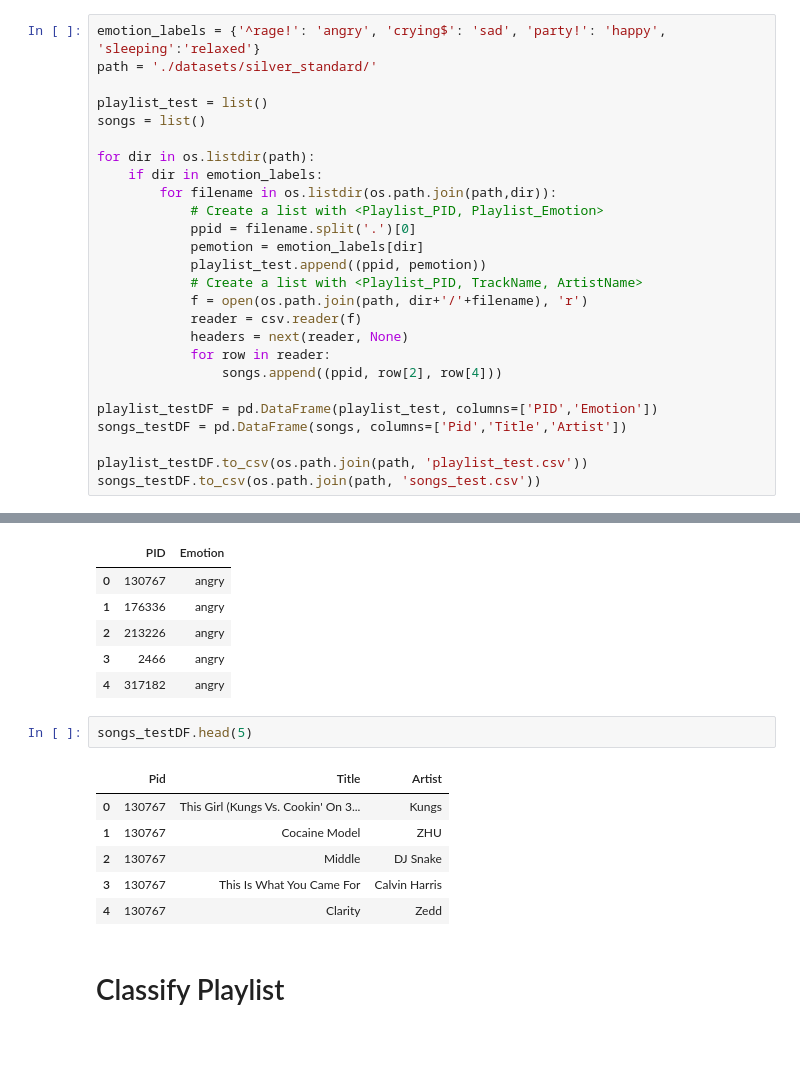
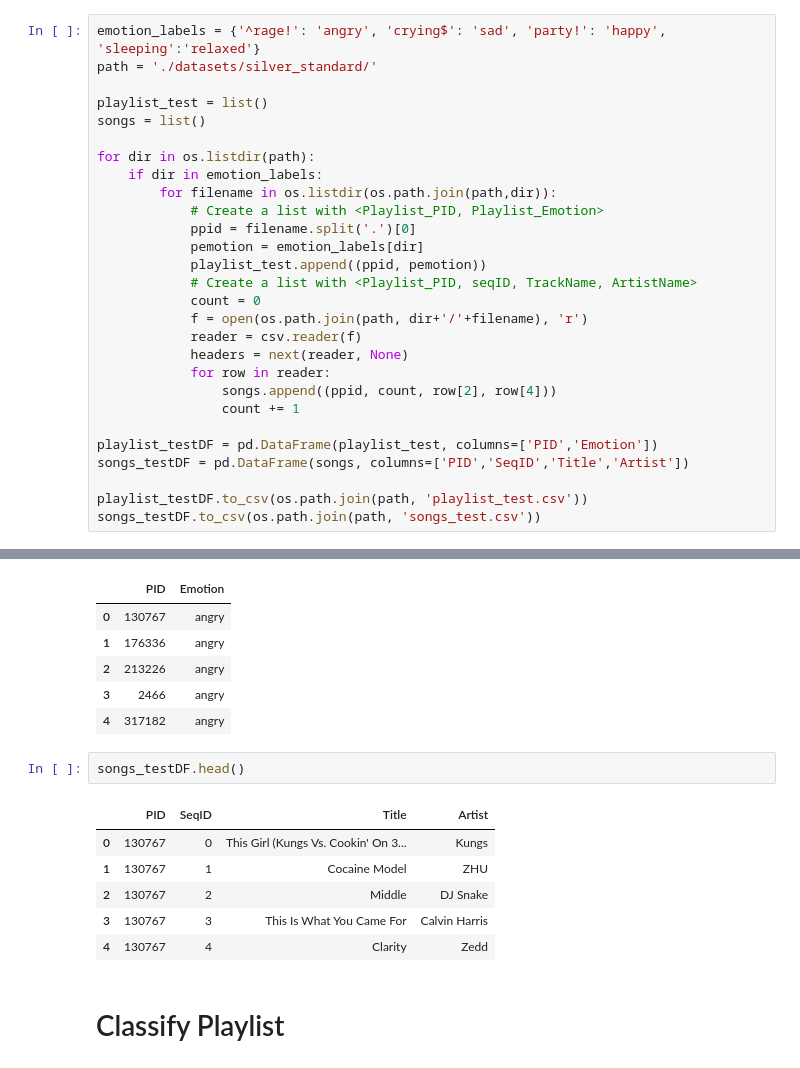
Before and after one commit to sgiammy/emotion-patterns-in-music-playlists, a Jupyter notebook: src/Final_steps.ipynb, the cells around one changed output, grey strips where cells are left out. Drawn from its saved outputs; the diff is of its cells as text.

```diff
--- a/src/Final_steps.ipynb
+++ b/src/Final_steps.ipynb
@@ -293,15 +544,17 @@ for dir in os.listdir(path):
             ppid = filename.split('.')[0]
             pemotion = emotion_labels[dir]
             playlist_test.append((ppid, pemotion))
-            # Create a list with <Playlist_PID, TrackName, ArtistName>
+            # Create a list with <Playlist_PID, seqID, TrackName, ArtistName>
+            count = 0
             f = open(os.path.join(path, dir+'/'+filename), 'r')
             reader = csv.reader(f)
             headers = next(reader, None)
             for row in reader:
-                songs.append((ppid, row[2], row[4]))
+                songs.append((ppid, count, row[2], row[4]))
+                count += 1
 
 playlist_testDF = pd.DataFrame(playlist_test, columns=['PID','Emotion'])
-songs_testDF = pd.DataFrame(songs, columns=['Pid','Title','Artist'])
+songs_testDF = pd.DataFrame(songs, columns=['PID','SeqID','Title','Artist'])
 
 playlist_testDF.to_csv(os.path.join(path, 'playlist_test.csv'))
 songs_testDF.to_csv(os.path.join(path, 'songs_test.csv'))
@@ -315,14 +568,14 @@ playlist_testDF.head(5)
 | 3 | 2466 | angry |
 | 4 | 317182 | angry |
 # %%
-songs_testDF.head(5)
+songs_testDF.head()
 # %% [output]
-|  | Pid | Title | Artist |
-| 0 | 130767 | This Girl (Kungs Vs. Cookin' On 3... | Kungs |
-| 1 | 130767 | Cocaine Model | ZHU |
-| 2 | 130767 | Middle | DJ Snake |
-| 3 | 130767 | This Is What You Came For | Calvin Harris |
-| 4 | 130767 | Clarity | Zedd |
+|  | PID | SeqID | Title | Artist |
+| 0 | 130767 | 0 | This Girl (Kungs Vs. Cookin' On 3... | Kungs |
+| 1 | 130767 | 1 | Cocaine Model | ZHU |
+| 2 | 130767 | 2 | Middle | DJ Snake |
+| 3 | 130767 | 3 | This Is What You Came For | Calvin Harris |
+| 4 | 130767 | 4 | Clarity | Zedd |
 # %% [markdown]
 # Classify Playlist
 # %% [markdown]
```
Also changed, not shown: parts of 48 cells of this notebook, 10 other files.
